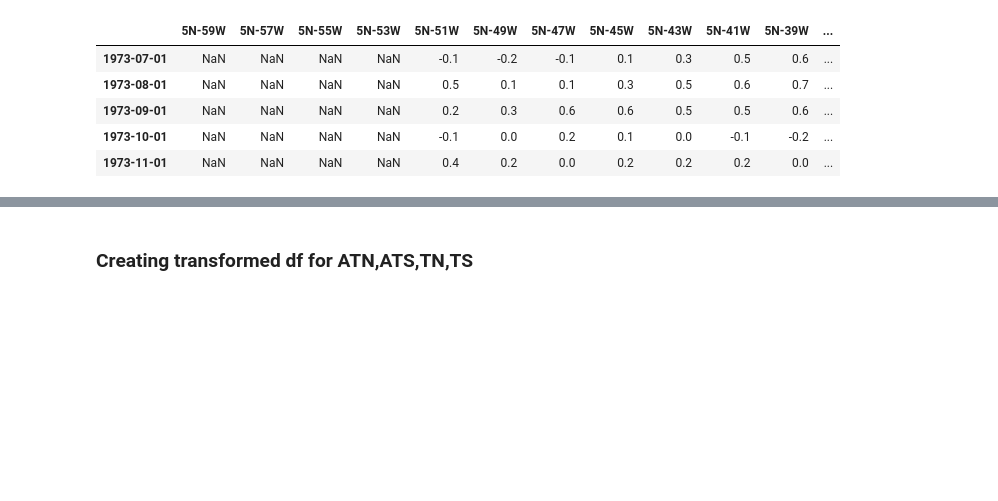
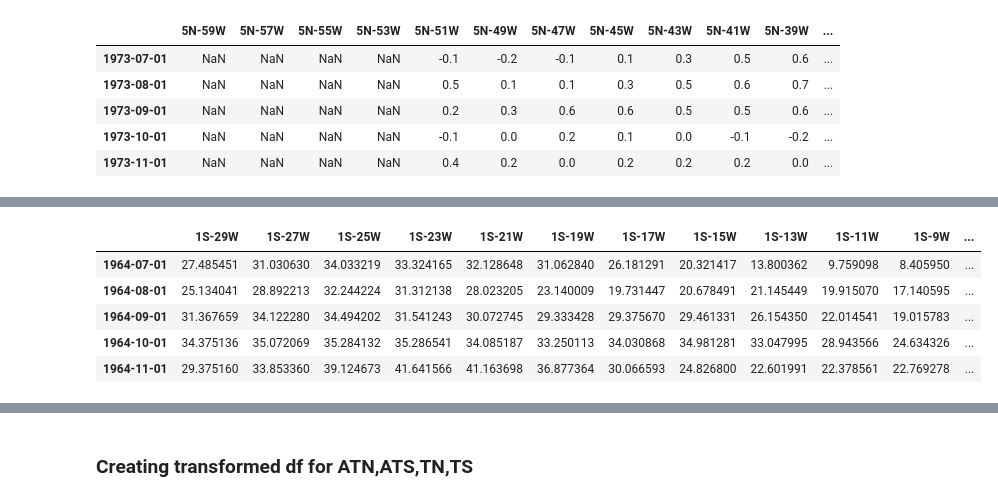
Before and after one commit to tiagotele/experimentos_oceanografia, a Jupyter notebook: Classifying Rainfall Season.ipynb, the cells around one changed output, grey strips where cells are left out. Cells and saved outputs as stored; diff of their text form; code cells hidden in the pictures; blank space fills up the shorter version.

```diff
--- a/Classifying Rainfall Season.ipynb
+++ b/Classifying Rainfall Season.ipynb
@@ -1086,0 +1104,9 @@ ts_df.head()
+# %%
+ats_pws_df.head()
+# %% [output]
+|  | 1S-29W | 1S-27W | 1S-25W | 1S-23W | 1S-21W | 1S-19W | 1S-17W | 1S-15W | 1S-13W | 1S-11W | 1S-9W | ... |
+| 1964-07-01 | 27.485451 | 31.030630 | 34.033219 | 33.324165 | 32.128648 | 31.062840 | 26.181291 | 20.321417 | 13.800362 | 9.759098 | 8.405950 | ... |
+| 1964-08-01 | 25.134041 | 28.892213 | 32.244224 | 31.312138 | 28.023205 | 23.140009 | 19.731447 | 20.678491 | 21.145449 | 19.915070 | 17.140595 | ... |
+| 1964-09-01 | 31.367659 | 34.122280 | 34.494202 | 31.541243 | 30.072745 | 29.333428 | 29.375670 | 29.461331 | 26.154350 | 22.014541 | 19.015783 | ... |
+| 1964-10-01 | 34.375136 | 35.072069 | 35.284132 | 35.286541 | 34.085187 | 33.250113 | 34.030868 | 34.981281 | 33.047995 | 28.943566 | 24.634326 | ... |
+| 1964-11-01 | 29.375160 | 33.853360 | 39.124673 | 41.641566 | 41.163698 | 36.877364 | 30.066593 | 24.826800 | 22.601991 | 22.378561 | 22.769278 | ... |
```
Also changed, not shown: parts of 35 cells of this notebook.
